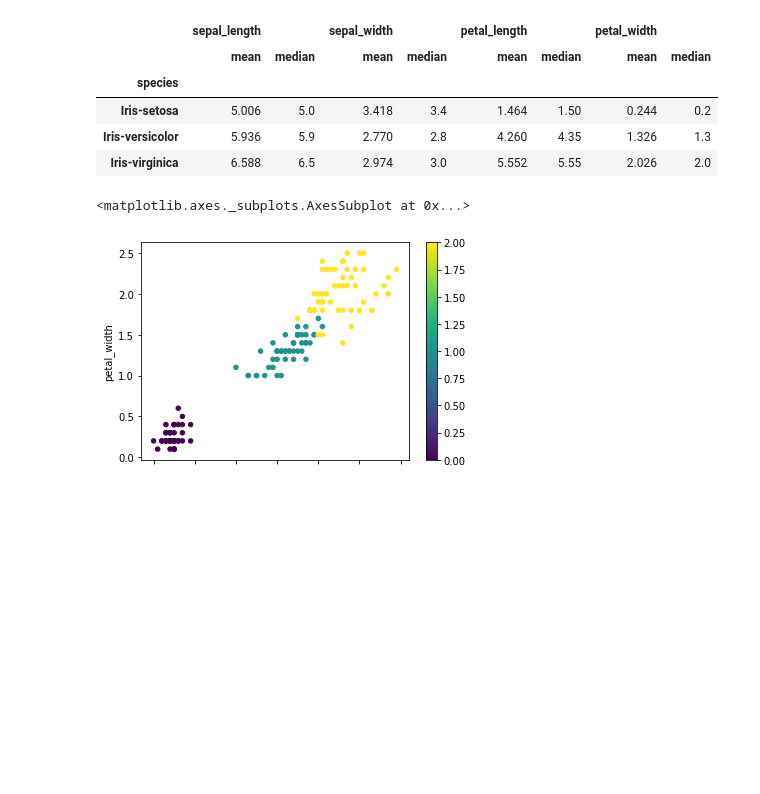
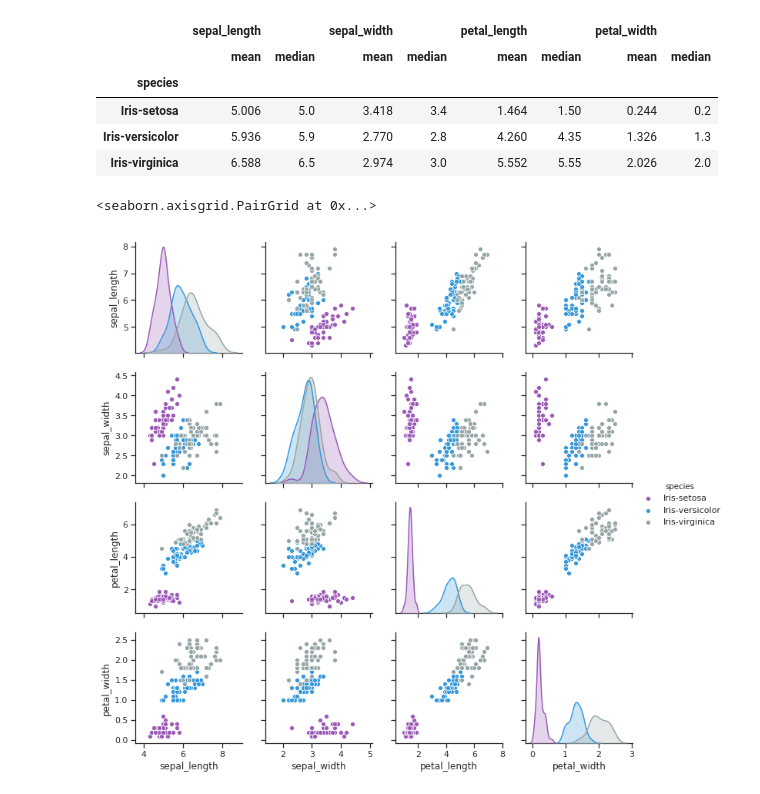
Before and after one commit to GrayJack/Bisect-K-Means, a Jupyter notebook: src/K-means-trettel.ipynb, the cells around one changed output. Cells and saved outputs as stored; diff of their text form; code cells hidden in the pictures; blank space fills up the shorter version.

```diff
--- a/src/K-means-trettel.ipynb
+++ b/src/K-means-trettel.ipynb
@@ -37,11 +60,8 @@ data.groupby('species').agg([np.mean, np.median])
 | Iris-setosa | 5.006 | 5.0 | 3.418 | 3.4 | 1.464 | 1.50 | 0.244 | 0.2 |
 | Iris-versicolor | 5.936 | 5.9 | 2.770 | 2.8 | 4.260 | 4.35 | 1.326 | 1.3 |
 | Iris-virginica | 6.588 | 6.5 | 2.974 | 3.0 | 5.552 | 5.55 | 2.026 | 2.0 |
-# %%
-num = {val:i for i,val in enumerate(set(data.species))}
-y_true = [num[item] for item in data.species]
-
-data.plot.scatter(x="petal_length", y="petal_width", c=y_true, colormap='viridis')
-# %% [output]
-<matplotlib.axes._subplots.AxesSubplot at 0x...>
-[figure, removed]
+# %%
+sns.pairplot(iris_data, hue="species", palette=sns.color_palette(flatui))
+# %% [output]
+<seaborn.axisgrid.PairGrid at 0x...>
+[figure, added]
```
Also changed, not shown: parts of 10 cells of this notebook, 2 other files.
